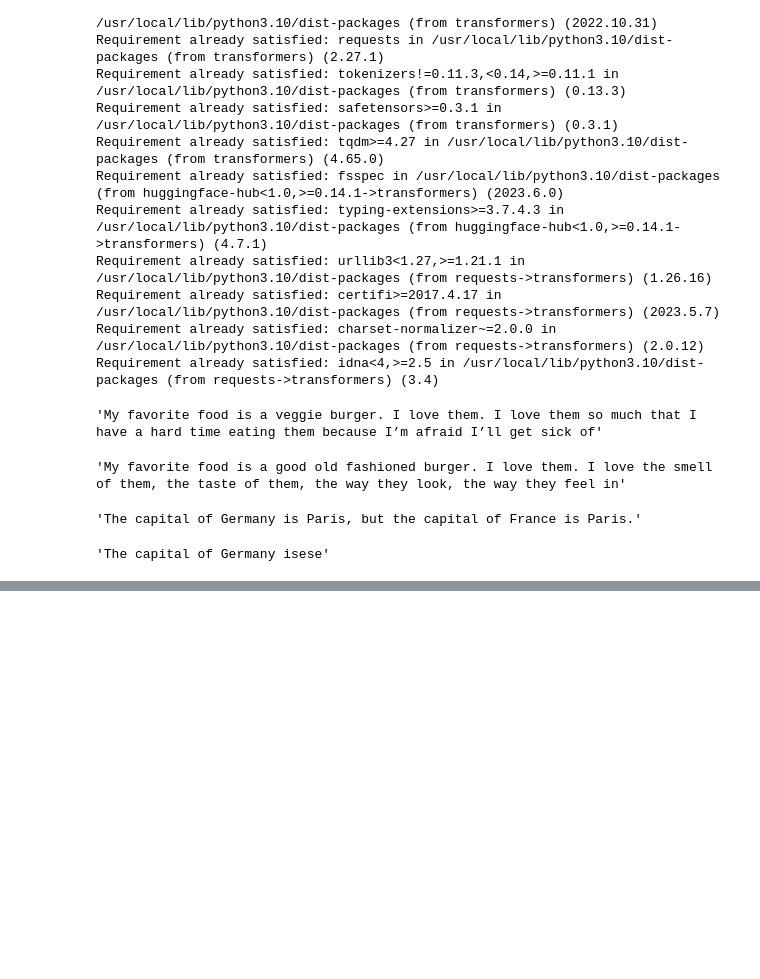
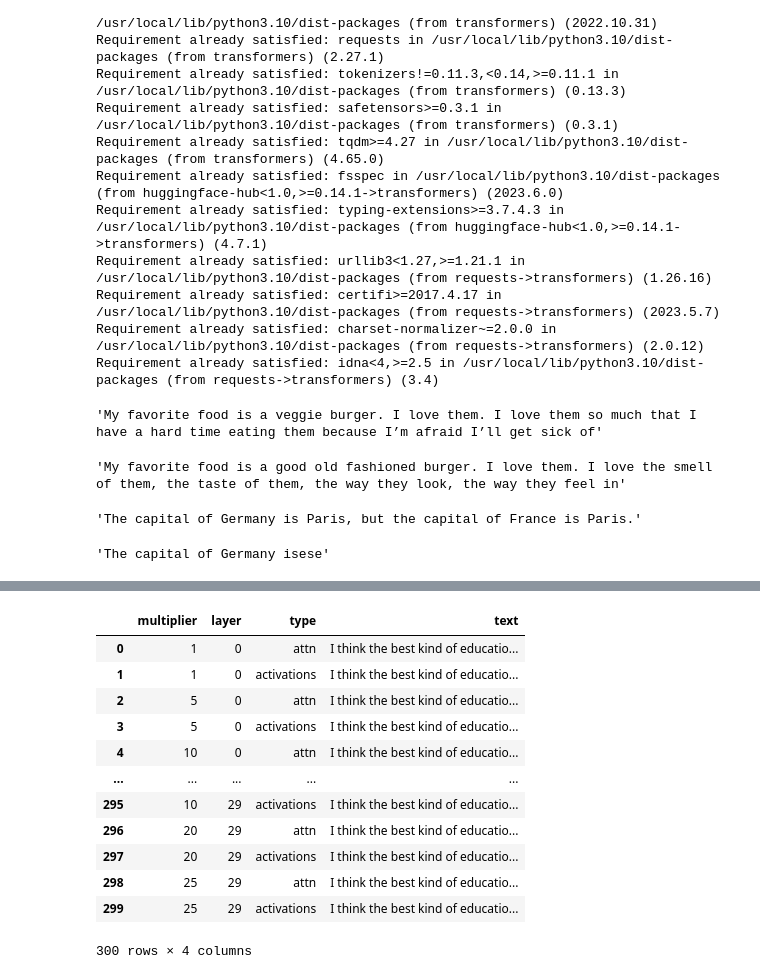
Before and after one commit to nrimsky/LM-exp, a Jupyter notebook: activation_engineering.ipynb, the cells around one changed output, grey strips where cells are left out. Saved outputs shown, nothing was run; the diff lists cells and outputs as text; code cells hidden in the pictures; blank space fills up the shorter version.

```diff
--- a/activation_engineering.ipynb
+++ b/activation_engineering.ipynb
@@ -169,0 +262,16 @@ model.mix_activations("The capital of Germany is", "Baguettes, Cheese, Croissant
+# %%
+model.activation_mixing_experiment("I think the best kind of education is", "Children should be free to play and do what they want", [1, 5, 10, 20, 25], list(range(30)), max_length=16)
+# %% [output]
+|  | multiplier | layer | type | text |
+| 0 | 1 | 0 | attn | I think the best kind of educatio... |
+| 1 | 1 | 0 | activations | I think the best kind of educatio... |
+| 2 | 5 | 0 | attn | I think the best kind of educatio... |
+| 3 | 5 | 0 | activations | I think the best kind of educatio... |
+| 4 | 10 | 0 | attn | I think the best kind of educatio... |
+| ... | ... | ... | ... | ... |
+| 295 | 10 | 29 | activations | I think the best kind of educatio... |
+| 296 | 20 | 29 | attn | I think the best kind of educatio... |
+| 297 | 20 | 29 | activations | I think the best kind of educatio... |
+| 298 | 25 | 29 | attn | I think the best kind of educatio... |
+| 299 | 25 | 29 | activations | I think the best kind of educatio... |
+300 rows × 4 columns
```
Also changed, not shown: parts of 11 cells of this notebook.
